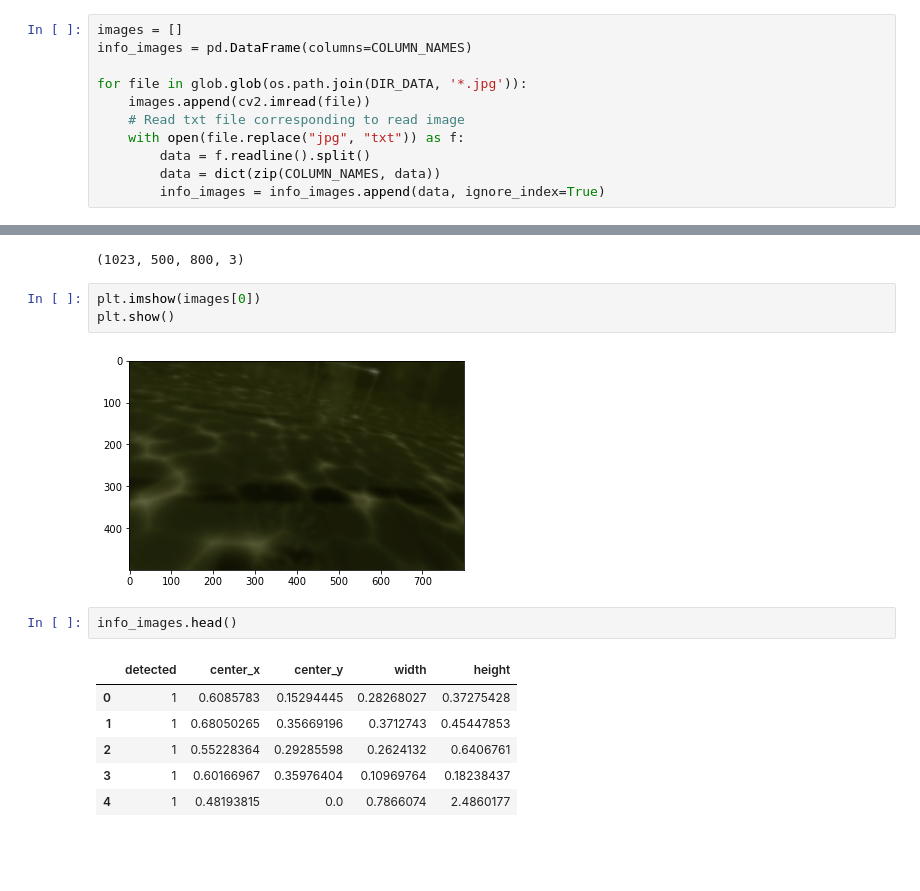
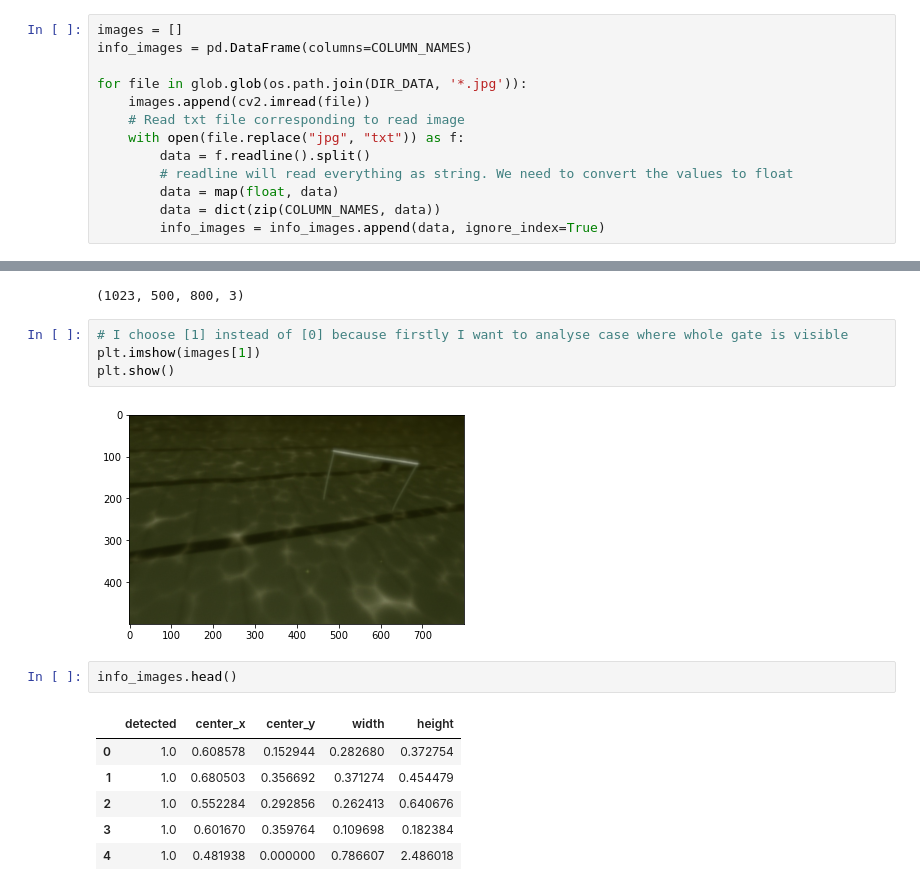
Before and after one commit to WiktorSa/KN-Robocik-Recruitment, a Jupyter notebook: EDA/EDA.ipynb, the cells around one changed output, grey strips where cells are left out. Saved outputs shown, nothing was run; the diff lists cells and outputs as text; blank space fills up the shorter version.

```diff
--- a/EDA/EDA.ipynb
+++ b/EDA/EDA.ipynb
@@ -21,6 +22,8 @@ for file in glob.glob(os.path.join(DIR_DATA, '*.jpg')):
     # Read txt file corresponding to read image
     with open(file.replace("jpg", "txt")) as f:
         data = f.readline().split()
+        # readline will read everything as string. We need to convert the values to float
+        data = map(float, data)
         data = dict(zip(COLUMN_NAMES, data))
         info_images = info_images.append(data, ignore_index=True)
 # %%
@@ -28,17 +31,18 @@ images = np.array(images)
 images.shape
 # %% [output]
 (1023, 500, 800, 3)
-# %%
-plt.imshow(images[0])
-plt.show()
-# %% [output]
-[figure, removed]
+# %%
+# I choose [1] instead of [0] because firstly I want to analyse case where whole gate is visible
+plt.imshow(images[1])
+plt.show()
+# %% [output]
+[figure, added]
 # %%
 info_images.head()
 # %% [output]
 |  | detected | center_x | center_y | width | height |
-| 0 | 1 | 0.6085783 | 0.15294445 | 0.28268027 | 0.37275428 |
-| 1 | 1 | 0.68050265 | 0.35669196 | 0.3712743 | 0.45447853 |
-| 2 | 1 | 0.55228364 | 0.29285598 | 0.2624132 | 0.6406761 |
-| 3 | 1 | 0.60166967 | 0.35976404 | 0.10969764 | 0.18238437 |
-| 4 | 1 | 0.48193815 | 0.0 | 0.7866074 | 2.4860177 |
+| 0 | 1.0 | 0.608578 | 0.152944 | 0.282680 | 0.372754 |
+| 1 | 1.0 | 0.680503 | 0.356692 | 0.371274 | 0.454479 |
+| 2 | 1.0 | 0.552284 | 0.292856 | 0.262413 | 0.640676 |
+| 3 | 1.0 | 0.601670 | 0.359764 | 0.109698 | 0.182384 |
+| 4 | 1.0 | 0.481938 | 0.000000 | 0.786607 | 2.486018 |
```
Also changed, not shown: parts of 24 cells of this notebook.
